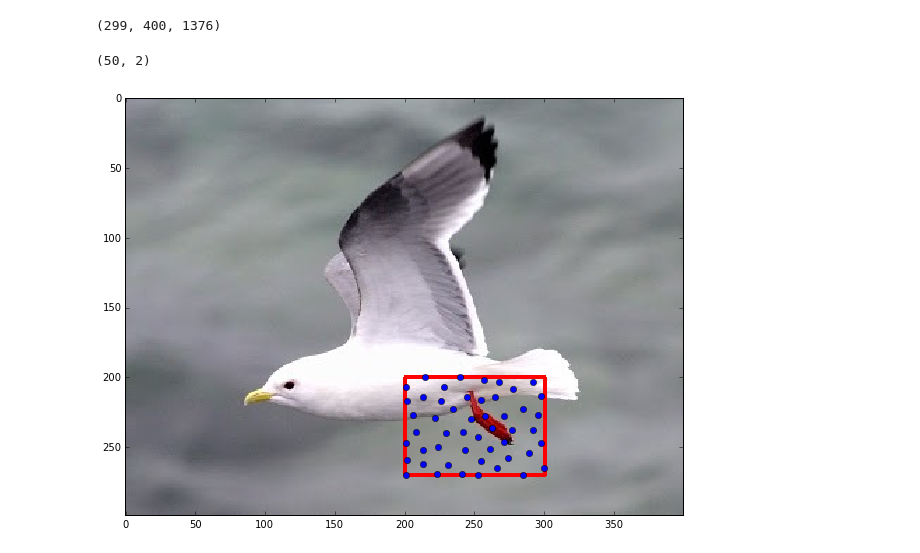
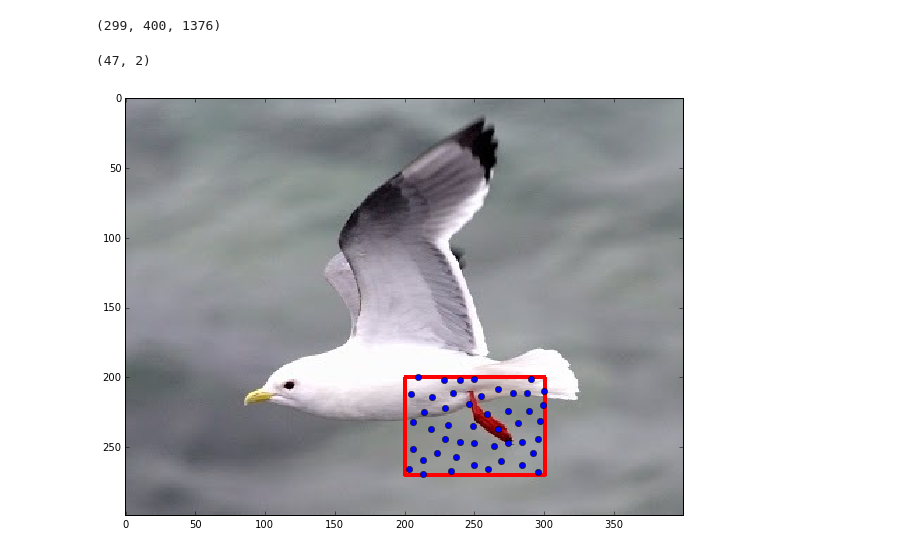
Before and after one commit to yassersouri/fast-bird-part-localization, a Jupyter notebook: experiments.ipynb, the cells around one changed output. Drawn from its saved outputs; the diff is of its cells as text; code cells hidden in the pictures.

Commit message:
add annotations, split utils and update the notebook

```diff
--- a/experiments.ipynb
+++ b/experiments.ipynb
@@ -75,17 +77,17 @@ dh.ffeats.shape
 # %% [output]
 (299, 400, 1376)
 # %%
-box = cnn_utils.Box(200, 270, 200, 300)
+box = geometry_utils.Box(200, 270, 200, 300)
 new_img = box.draw_box(img)
 # %%
-points = box.generate_points_inside(param=10)
+points = box.generate_points_inside(policy='poisson_disk', param=10)
 print points.shape
 fig = plt.figure(figsize=(10, 10))
 ax = fig.add_subplot(111)
 
-cnn_utils.draw_points(points, ax, color='blue')
+geometry_utils.draw_points(points, ax, color='blue')
 ax.imshow(new_img)
 plt.show()
 # %% [output]
-(50, 2)
+(47, 2)
-[figure, old version]
+[figure, new version]
```
Also changed, not shown: parts of 2 cells of this notebook, 5 other files.
